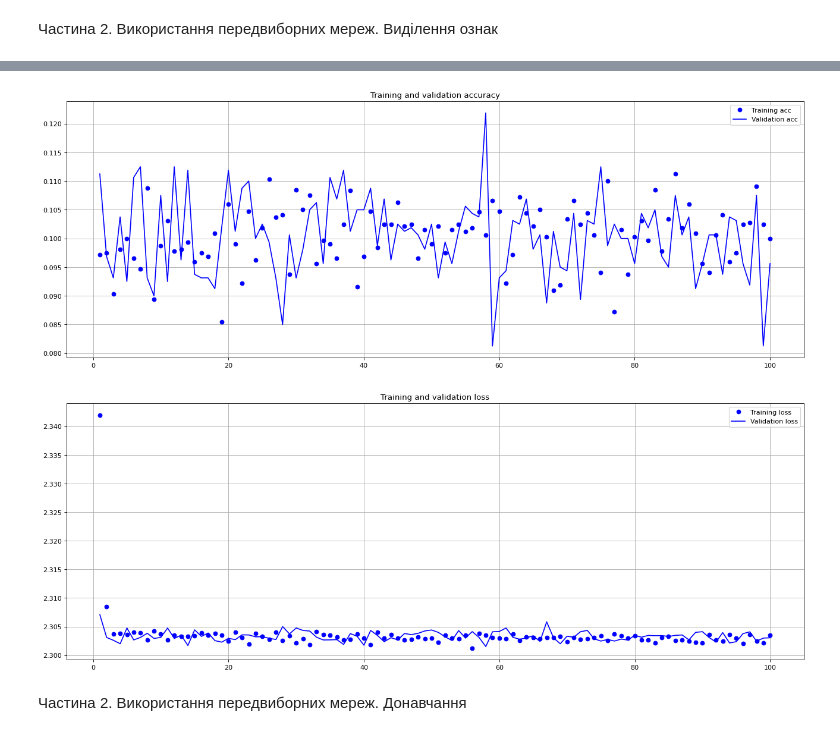
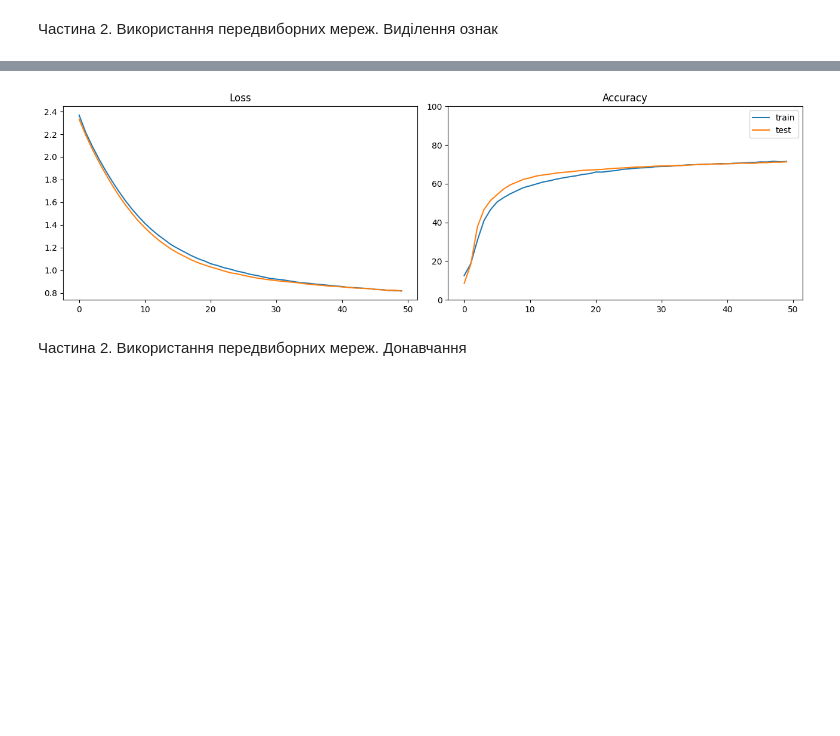
Before and after one commit to anastasiias47/goit-ds-hw-13, a Jupyter notebook: HW_01.IPYNB, the cells around one changed output, grey strips where cells are left out. Cells and saved outputs as stored; diff of their text form; code cells hidden in the pictures; blank space fills up the shorter version.

```diff
--- a/HW_01.IPYNB
+++ b/HW_01.IPYNB
@@ -111,20 +137,20 @@ for i in range(train_images.shape[0]):
         resized_T_image = cv2.resize(test_images[i, :, :, 0], (32, 32), interpolation=cv2.INTER_LINEAR)
         test_images_3D[i] = np.repeat(resized_T_image[:, :, np.newaxis], 3, axis=2)
 # %%
-batch_size = 500
+batch_size = 1000
 steps_per_epoch = len(train_images_3D)//batch_size
-epochs = 100
+epochs = 50
 validation_steps = len(test_images_3D)//batch_size
 # %%
 
 
 train_datagen =  tf.keras.preprocessing.image.ImageDataGenerator(
-    """rotation_range=40,
+    rotation_range=40,
     width_shift_range=0.2,
     height_shift_range=0.2,
     shear_range=0.2,
     zoom_range=0.2,
-    horizontal_flip=True"""
+    horizontal_flip=True
 )
 
 test_datagen = tf.keras.preprocessing.image.ImageDataGenerator()
@@ -172,12 +198,28 @@ Model: "sequential_18"
  Total params: 14,848,586 (56.64 MB)
  Trainable params: 133,898 (523.04 KB)
  Non-trainable params: 14,714,688 (56.13 MB)
+# %%
+# creating callback that saves weights only during training
+checkpoint_path_1 = r"C:\Users\Anastasiia\Documents\PythonProjects\Models\Model_2_ckpt.weights.h5"
+checkpoint_dir_1 = os.path.dirname(checkpoint_path_1)
+
+cp_callback_1 = tf.keras.callbacks.ModelCheckpoint(filepath=checkpoint_path_1,
+                                                 save_weights_only=True,
+                                                 verbose=1)
 # %%
-history = model.fit(
+from keras.callbacks import EarlyStopping
+early_stopping = EarlyStopping(
+    monitor = 'val_loss',
+    patience = 3,
+    verbose = 1
+)
+
+history_1 = model.fit(
     train_generator,
     steps_per_epoch=steps_per_epoch,
     epochs=epochs,
     validation_data=validation_generator,
-    validation_steps=validation_steps
+    validation_steps=validation_steps,
+    callbacks=[early_stopping,cp_callback_1]
 )
 # %% [output]
@@ -189,35 +227,7 @@ KeyboardInterrupt:
-# %%
-import matplotlib.pyplot as plt
-
-acc = history.history["acc"]
-val_acc = history.history["val_acc"]
-
-loss = history.history["loss"]
-val_loss = history.history["val_loss"]
-
-epochs = range(1, len(acc) + 1)
-
-plt.figure(figsize=(20, 7), dpi=80)
-plt.grid(True)
-
-plt.plot(epochs, acc, "bo", label="Training acc")
-plt.plot(epochs, val_acc, "b", label="Validation acc")
-
-plt.title("Training and validation accuracy")
-plt.legend()
-
-plt.figure(figsize=(20, 7), dpi=80)
-plt.grid(True)
-
-plt.plot(epochs, loss, "bo", label="Training loss")
-plt.plot(epochs, val_loss, "b", label="Validation loss")
-plt.title("Training and validation loss")
-
-plt.legend()
-plt.show()
-# %% [output]
-[figure, removed]
-[figure, removed]
+# %%
+plot_history(history_1)
+# %% [output]
+[figure, added]
 # %% [markdown]
 Частина 2. Використання передвиборних мереж. Донавчання
 # %%
```
Also changed, not shown: parts of 13 cells of this notebook, 1 other file.
